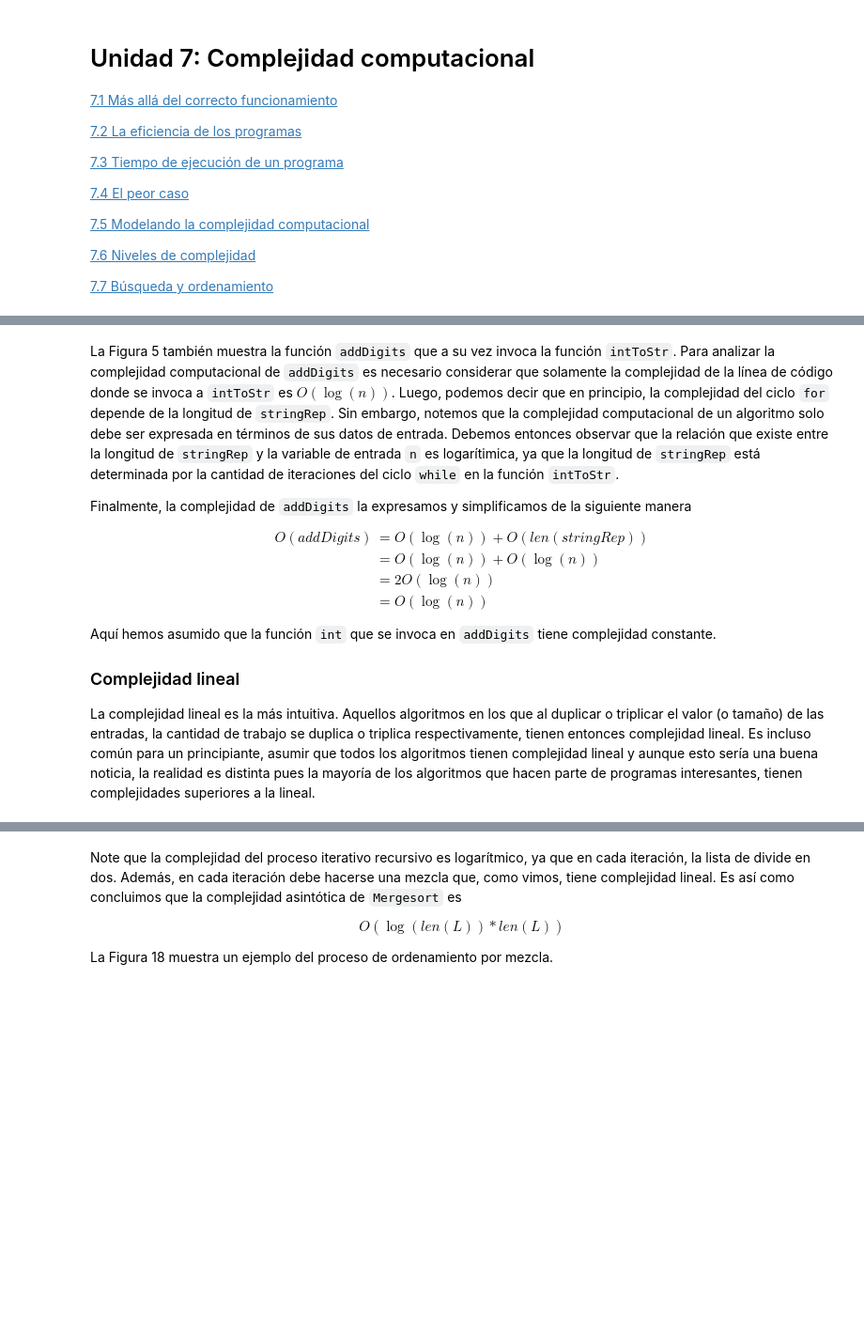
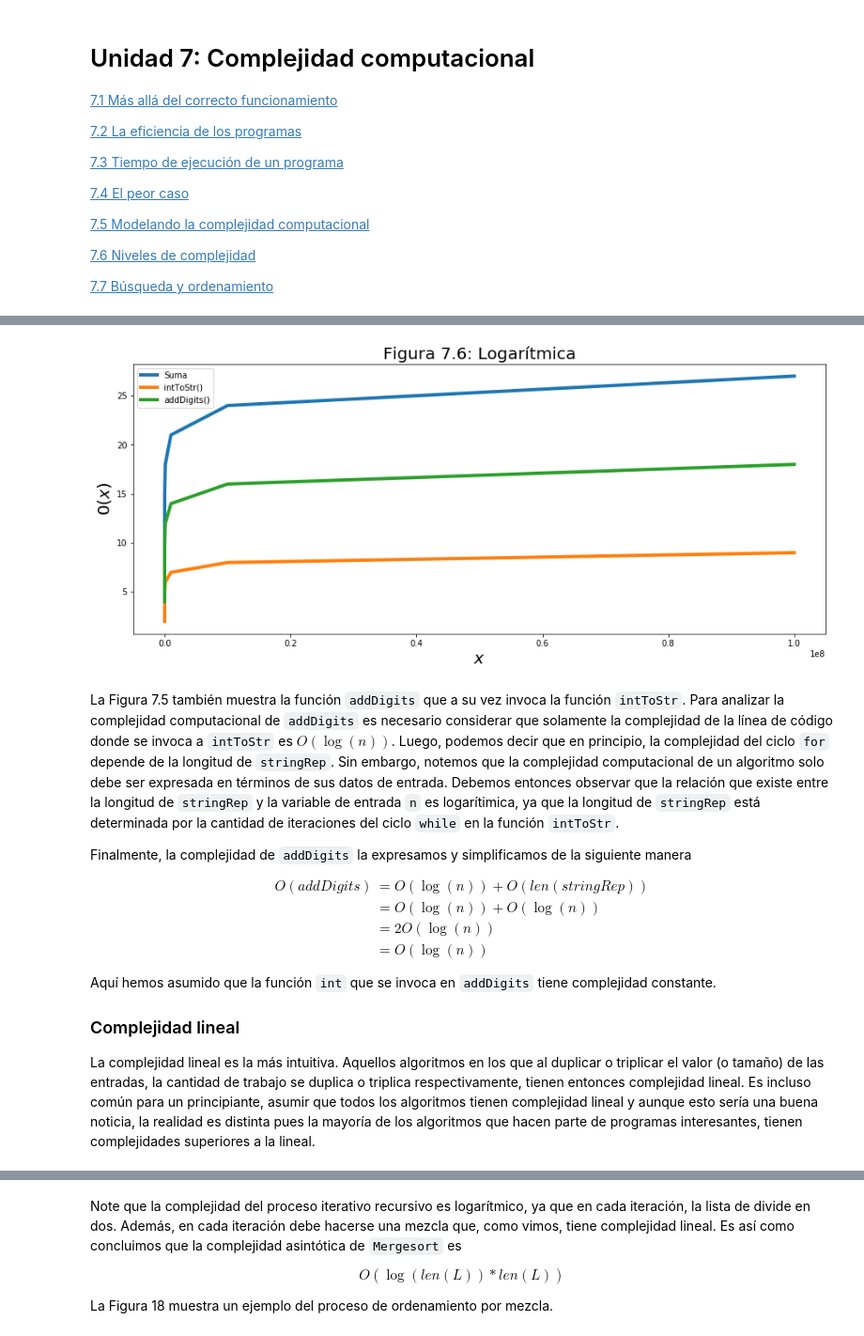
Before and after one commit to sisaza/informatica, a Jupyter notebook: Unidad7/Unidad7.ipynb, the cells around one changed output, grey strips where cells are left out. Shown: that part at 94% size. Cells and saved outputs as stored; diff of their text form; code cells hidden in the pictures; blank space fills up the shorter version.

```diff
--- a/Unidad7/Unidad7.ipynb
+++ b/Unidad7/Unidad7.ipynb
@@ -216,5 +236,81 @@ Si extrapolamos la cantidad de iteraciones del algoritmo para diferentes valores
+# %%
+'''El siguiente código muestra cómo se comportan las funciones addDigits() y inToStr() al aumentar los datos de
+   entrada de la misma'''
+
+# Definición de las funciones
+
+def intToStr(i):
+    '''Asume que i es un entero no negativo
+       Retorna la representación decimal de i en un string'''
+    global _comp # variable para mirar la complejidad computacional del algoritmo.
+    digits = '0123456789'
+    if i==0:
+        return 0
+    result = ''
+    while i > 0:
+        result = digits[i%10] + result
+        i = i // 10
+        _comp += 1 # incremento del número de interaciones
+    return result
+
+def addDigits(n):
+    '''Asume que n es un entero no negativo
+       Retorna la suma de los dígitos de n'''
+    global _comp # variable para mirar la complejidad computacional del algoritmo.
+    stringRep = intToStr(n)
+    val = 0
+    for c in stringRep:
+        val += int(c)
+        _comp += 1 # incremento del número de interaciones
+    return val
+
+
+import matplotlib.pyplot as plt # se importa la librería necesaria para realizar las gráficas
+
+# creación de lista de parametros de entrada
+x = []
+num=1
+for i in range(8):
+    num=num*10
+    x.append(num)
+
+# creación de listas con el número de iteraciones que ejecutan las funciones para cada parámetro de entrada.
+yf1 = [] # iteraciones de la función intToStr
+yf2 = [] # iteraciones de la función addDigits
+ytotal = [] # suma de iteraciones de ambas funciones
+
+for i in x:
+    # se obtienen las iteraciones que ejecuta la funcion intToStr()
+    _comp = 0
+    intToStr(i)
+    yf1.append(_comp)
+    aux = _comp
+    # se obtienen las iteraciones que ejecuta la funcion addDigits()
+    _comp = 0
+    addDigits(i)
+    yf2.append(_comp)
+
+    # se realiza la suma de las iteraciones de ambas funciones
+    ytotal.append(_comp+aux)
+
+
+# grafica de los resultados
+
+plt.figure(figsize=(15,6))
+plt.plot(x,ytotal,linewidth=4.0,label='Suma')
+plt.title('Figura 7.6: Logarítmica',size=20)
+plt.legend()
+plt.plot(x,yf1,linewidth=4.0,label='intToStr()')
+plt.legend()
+plt.plot(x,yf2,linewidth=4.0,label='addDigits()')
+plt.legend()
+plt.xlabel('$ x $',size=20)
+plt.ylabel('$ 0(x) $',size=20)
+plt.show()
+# %% [output]
+[figure, added]
 # %% [markdown]
-La Figura 5 también muestra la función `addDigits` que a su vez invoca la función `intToStr`. Para analizar la complejidad computacional de `addDigits` es necesario considerar que solamente la complejidad de la línea de código donde se invoca a `intToStr` es $ O(\log(n)) $. Luego, podemos decir que en principio, la complejidad del ciclo `for` depende de la longitud de `stringRep`. Sin embargo, notemos que la complejidad computacional de un algoritmo solo debe ser expresada en términos de sus datos de entrada. Debemos entonces observar que la relación que existe entre la longitud de `stringRep` y la variable de entrada `n` es logarítimica, ya que la longitud de `stringRep` está determinada por la cantidad de iteraciones del ciclo `while` en la función `intToStr`.
+La Figura 7.5 también muestra la función `addDigits` que a su vez invoca la función `intToStr`. Para analizar la complejidad computacional de `addDigits` es necesario considerar que solamente la complejidad de la línea de código donde se invoca a `intToStr` es $ O(\log(n)) $. Luego, podemos decir que en principio, la complejidad del ciclo `for` depende de la longitud de `stringRep`. Sin embargo, notemos que la complejidad computacional de un algoritmo solo debe ser expresada en términos de sus datos de entrada. Debemos entonces observar que la relación que existe entre la longitud de `stringRep` y la variable de entrada `n` es logarítimica, ya que la longitud de `stringRep` está determinada por la cantidad de iteraciones del ciclo `while` en la función `intToStr`.
 
 Finalmente, la complejidad de `addDigits` la expresamos y simplificamos de la siguiente manera
 
```
Also changed, not shown: parts of 24 cells of this notebook.
